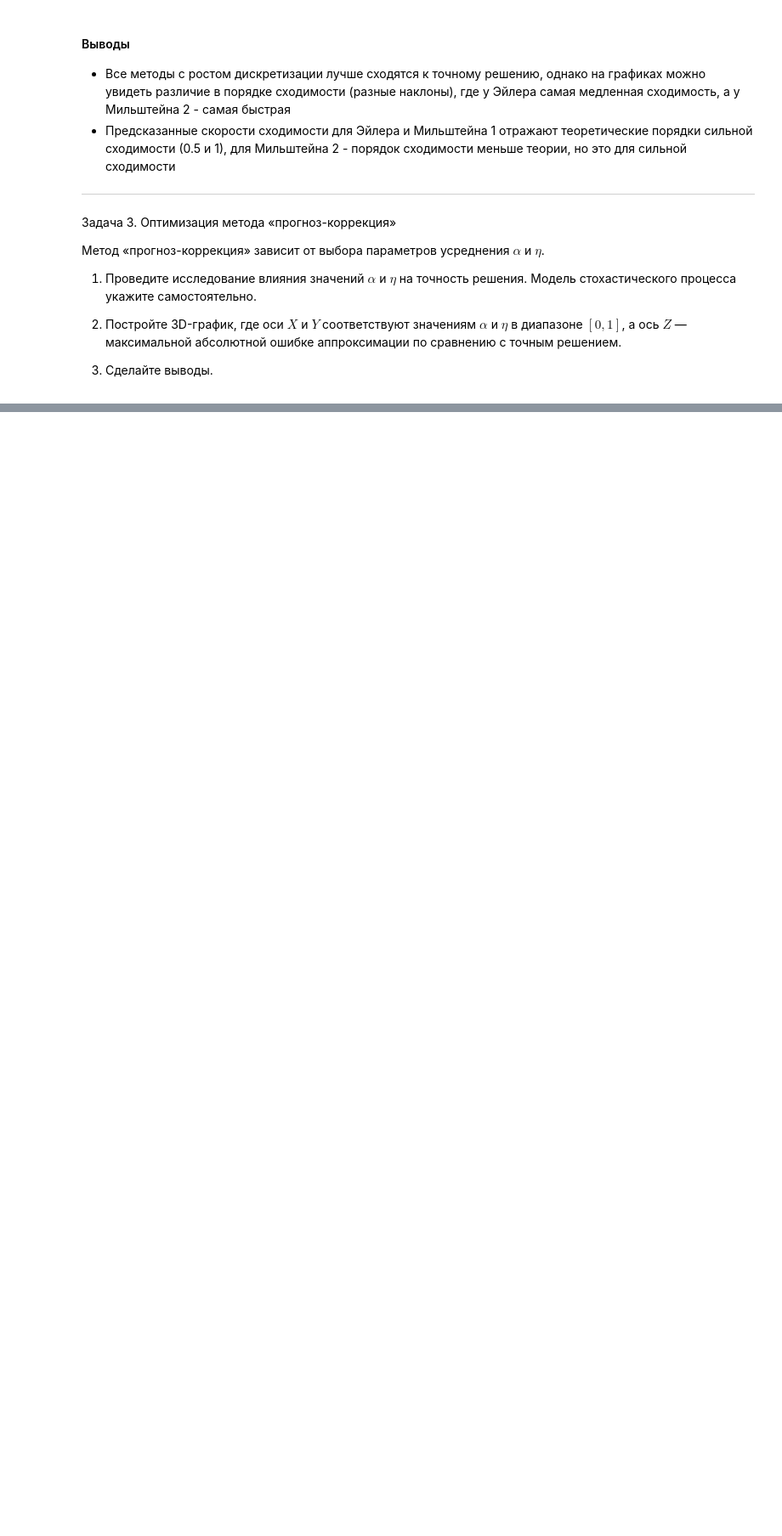
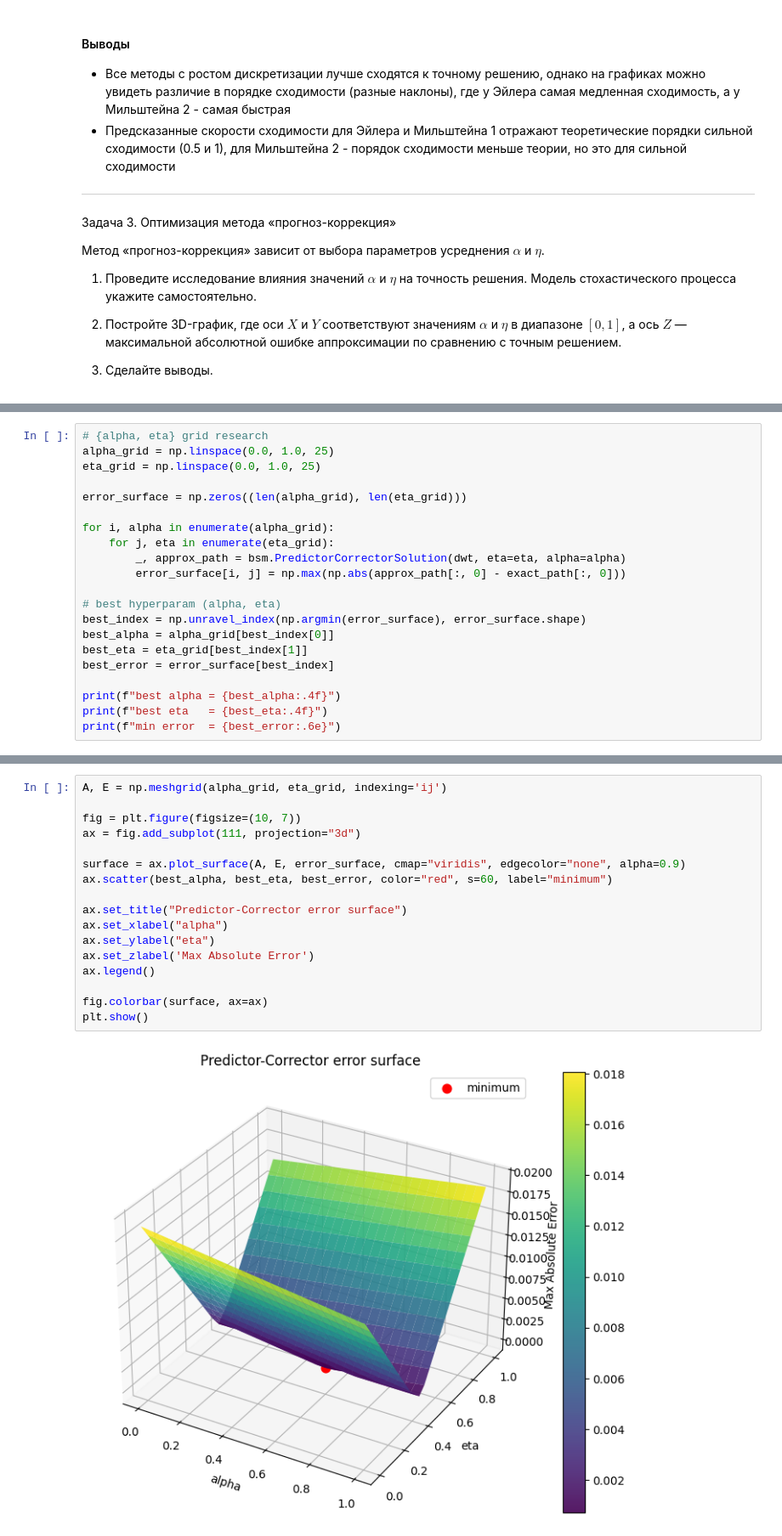
Before and after one commit to rkuznetc/stochastics-statistics, a Jupyter notebook: notebooks/lab3_2026.ipynb, the cells around one changed output, grey strips where cells are left out. Shown at 85% size. Saved outputs shown, nothing was run; the diff lists cells and outputs as text; blank space fills up the shorter version.

```diff
--- a/notebooks/lab3_2026.ipynb
+++ b/notebooks/lab3_2026.ipynb
@@ -969,0 +981,21 @@ plt.show()
+# %%
+# {alpha, eta} grid research
+alpha_grid = np.linspace(0.0, 1.0, 25)
+eta_grid = np.linspace(0.0, 1.0, 25)
+
+error_surface = np.zeros((len(alpha_grid), len(eta_grid)))
+
+for i, alpha in enumerate(alpha_grid):
+    for j, eta in enumerate(eta_grid):
+        _, approx_path = bsm.PredictorCorrectorSolution(dwt, eta=eta, alpha=alpha)
+        error_surface[i, j] = np.max(np.abs(approx_path[:, 0] - exact_path[:, 0]))
+
+# best hyperparam (alpha, eta)
+best_index = np.unravel_index(np.argmin(error_surface), error_surface.shape)
+best_alpha = alpha_grid[best_index[0]]
+best_eta = eta_grid[best_index[1]]
+best_error = error_surface[best_index]
+
+print(f"best alpha = {best_alpha:.4f}")
+print(f"best eta   = {best_eta:.4f}")
+print(f"min error  = {best_error:.6e}")
@@ -969,0 +1006,19 @@ plt.show()
+# %%
+A, E = np.meshgrid(alpha_grid, eta_grid, indexing='ij')
+
+fig = plt.figure(figsize=(10, 7))
+ax = fig.add_subplot(111, projection="3d")
+
+surface = ax.plot_surface(A, E, error_surface, cmap="viridis", edgecolor="none", alpha=0.9)
+ax.scatter(best_alpha, best_eta, best_error, color="red", s=60, label="minimum")
+
+ax.set_title("Predictor-Corrector error surface")
+ax.set_xlabel("alpha")
+ax.set_ylabel("eta")
+ax.set_zlabel('Max Absolute Error')
+ax.legend()
+
+fig.colorbar(surface, ax=ax)
+plt.show()
+# %% [output]
+[figure, added]
```
Also changed, not shown: parts of 19 cells of this notebook.
